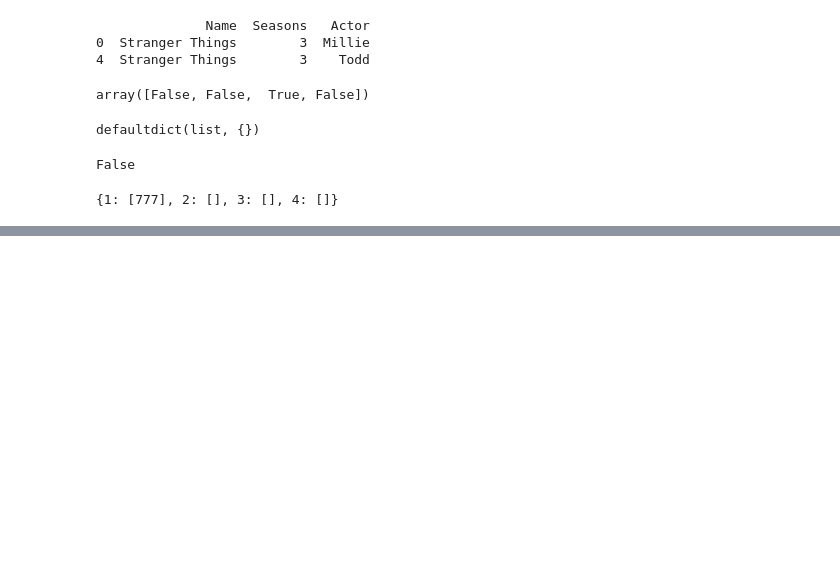
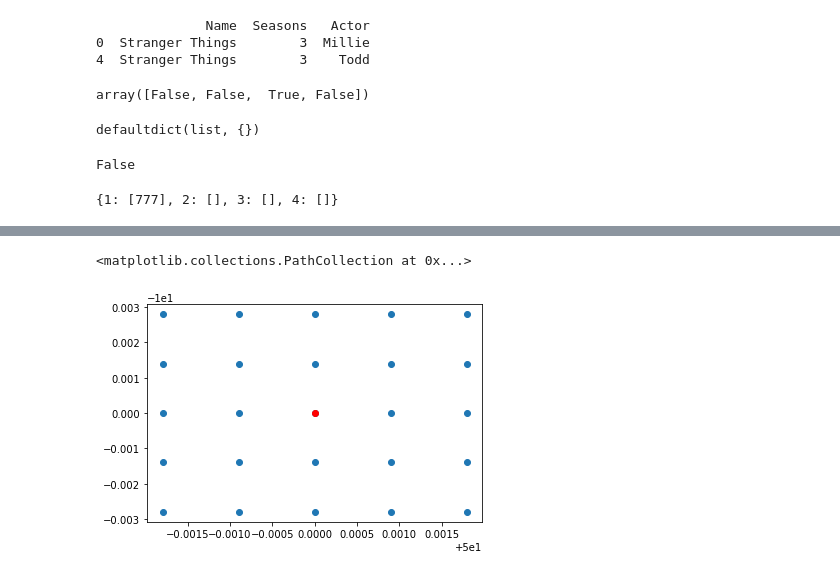
Before and after one commit to Akshaysehgal2005/Projects, a Jupyter notebook: SO/SO20.ipynb, the cells around one changed output, grey strips where cells are left out. Saved outputs shown, nothing was run; the diff lists cells and outputs as text; code cells hidden in the pictures; blank space fills up the shorter version.

```diff
--- a/SO/SO20.ipynb
+++ b/SO/SO20.ipynb
@@ -914,0 +1241,20 @@ print(d)
+# %%
+lat, lon = 50, -10
+dist, coors = 100, 2 #meters, num coordinates in each direction
+
+mini, maxi = -dist*coors, dist*coors
+n_coord = coors*2+1
+axis = np.linspace(mini, maxi, n_coord)
+X, Y = np.meshgrid(axis, axis)
+
+R = 6378137 #earth's radius
+
+#avation formulate for offsetting the latlong by offset matrices
+dLat = X/R
+dLon = Y/(R*np.cos(np.pi*lat/180))
+latO = lat + dLat * 180/np.pi
+lonO = lon + dLon * 180/np.pi
+
+#stack x and y latlongs and get (lat,long) format
+output = np.stack([latO, lonO]).transpose(1,2,0)
+output.shape
@@ -914,0 +1275,10 @@ print(d)
+# %%
+points = output.reshape(-1,2)
+x = points[:,0]
+y = points[:,1]
+
+plt.scatter(x,y)
+plt.scatter(50,-10,color='r')
+# %% [output]
+<matplotlib.collections.PathCollection at 0x...>
+[figure, added]
```
Also changed, not shown: parts of 58 cells of this notebook, 3 other files.
